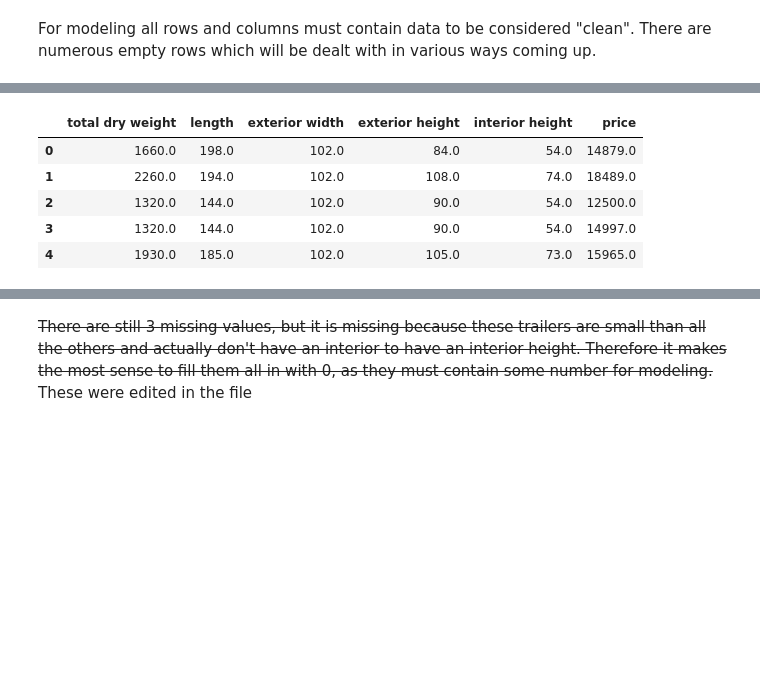
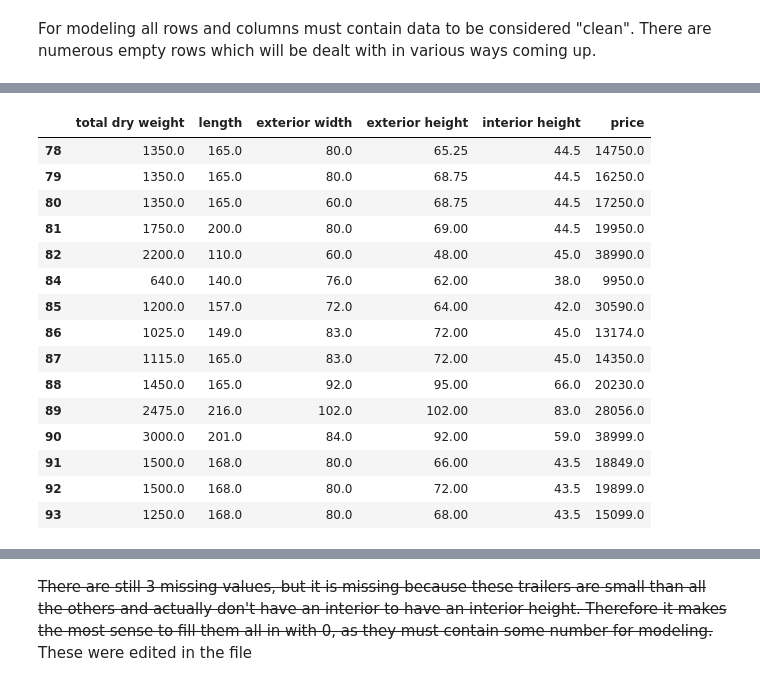
Before and after one commit to blue-quark/trailer_price_regression, a Jupyter notebook: trailer-price-regression-2-0.ipynb, the cells around one changed output, grey strips where cells are left out. Cells and saved outputs as stored; diff of their text form; code cells hidden in the pictures; blank space fills up the shorter version.

```diff
--- a/trailer-price-regression-2-0.ipynb
+++ b/trailer-price-regression-2-0.ipynb
@@ -99,9 +94,0 @@ data2=data.drop(data.index[87:])
-# %%
-data2.head(5)
-# %% [output]
-|  | total dry weight | length | exterior width | exterior height | interior height | price |
-| 0 | 1660.0 | 198.0 | 102.0 | 84.0 | 54.0 | 14879.0 |
-| 1 | 2260.0 | 194.0 | 102.0 | 108.0 | 74.0 | 18489.0 |
-| 2 | 1320.0 | 144.0 | 102.0 | 90.0 | 54.0 | 12500.0 |
-| 3 | 1320.0 | 144.0 | 102.0 | 90.0 | 54.0 | 14997.0 |
-| 4 | 1930.0 | 185.0 | 102.0 | 105.0 | 73.0 | 15965.0 |
@@ -108,3 +102,22 @@ data2.head(5)
+# %%
+data2.tail(15)
+# %% [output]
+|  | total dry weight | length | exterior width | exterior height | interior height | price |
+| 78 | 1350.0 | 165.0 | 80.0 | 65.25 | 44.5 | 14750.0 |
+| 79 | 1350.0 | 165.0 | 80.0 | 68.75 | 44.5 | 16250.0 |
+| 80 | 1350.0 | 165.0 | 60.0 | 68.75 | 44.5 | 17250.0 |
+| 81 | 1750.0 | 200.0 | 80.0 | 69.00 | 44.5 | 19950.0 |
+| 82 | 2200.0 | 110.0 | 60.0 | 48.00 | 45.0 | 38990.0 |
+| 84 | 640.0 | 140.0 | 76.0 | 62.00 | 38.0 | 9950.0 |
+| 85 | 1200.0 | 157.0 | 72.0 | 64.00 | 42.0 | 30590.0 |
+| 86 | 1025.0 | 149.0 | 83.0 | 72.00 | 45.0 | 13174.0 |
+| 87 | 1115.0 | 165.0 | 83.0 | 72.00 | 45.0 | 14350.0 |
+| 88 | 1450.0 | 165.0 | 92.0 | 95.00 | 66.0 | 20230.0 |
+| 89 | 2475.0 | 216.0 | 102.0 | 102.00 | 83.0 | 28056.0 |
+| 90 | 3000.0 | 201.0 | 84.0 | 92.00 | 59.0 | 38999.0 |
+| 91 | 1500.0 | 168.0 | 80.0 | 66.00 | 43.5 | 18849.0 |
+| 92 | 1500.0 | 168.0 | 80.0 | 72.00 | 43.5 | 19899.0 |
+| 93 | 1250.0 | 168.0 | 80.0 | 68.00 | 43.5 | 15099.0 |
 # %%
 data2.isna().sum()
 # %% [output]
```
Also changed, not shown: parts of 22 cells of this notebook.
